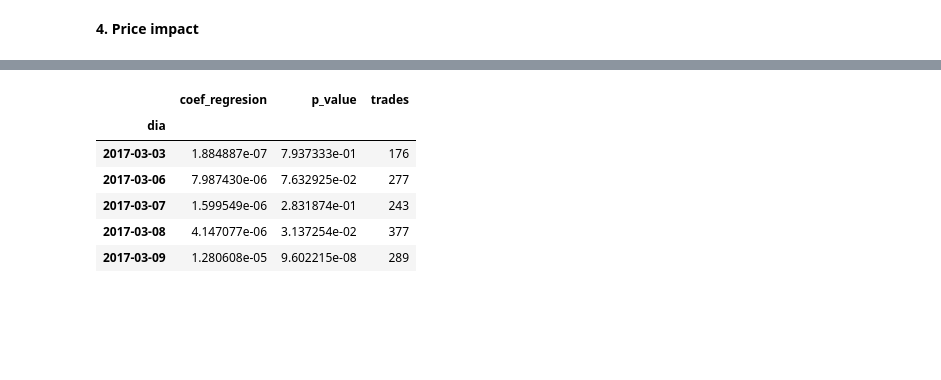
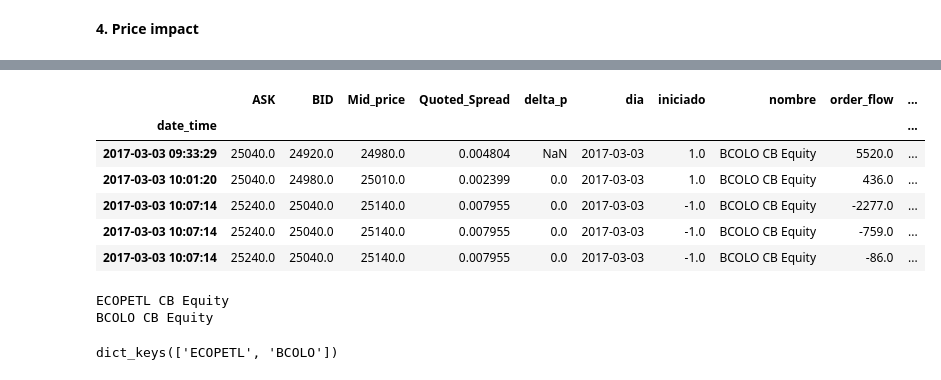
Before and after one commit to nromerodiaz/MarketQualityParams, a Jupyter notebook: PreprocessPipeline.ipynb, the cells around one changed output, grey strips where cells are left out. Drawn from its saved outputs; the diff is of its cells as text; code cells hidden in the pictures; blank space fills up the shorter version.

```diff
--- a/PreprocessPipeline.ipynb
+++ b/PreprocessPipeline.ipynb
@@ -586,14 +602,23 @@ impact_params.head()
+# %%
+impact_params.loc[impact_params["nombre"]=="BCOLO CB Equity"].head()
+# %% [output]
+|  | ASK | BID | Mid_price | Quoted_Spread | delta_p | dia | iniciado | nombre | order_flow | ... |
+| date_time |  |  |  |  |  |  |  |  |  | ... |
+| 2017-03-03 09:33:29 | 25040.0 | 24920.0 | 24980.0 | 0.004804 | NaN | 2017-03-03 | 1.0 | BCOLO CB Equity | 5520.0 | ... |
+| 2017-03-03 10:01:20 | 25040.0 | 24980.0 | 25010.0 | 0.002399 | 0.0 | 2017-03-03 | 1.0 | BCOLO CB Equity | 436.0 | ... |
+| 2017-03-03 10:07:14 | 25240.0 | 25040.0 | 25140.0 | 0.007955 | 0.0 | 2017-03-03 | -1.0 | BCOLO CB Equity | -2277.0 | ... |
+| 2017-03-03 10:07:14 | 25240.0 | 25040.0 | 25140.0 | 0.007955 | 0.0 | 2017-03-03 | -1.0 | BCOLO CB Equity | -759.0 | ... |
+| 2017-03-03 10:07:14 | 25240.0 | 25040.0 | 25140.0 | 0.007955 | 0.0 | 2017-03-03 | -1.0 | BCOLO CB Equity | -86.0 | ... |
 # %%
 # Calculamos el coeficiente de impacto
-kyle_reg = KyleImpactRegression(impact_params)
+kyle_reg = KyleImpactRegression(impact_params, ["ECOPETL", "BCOLO"])
 
 # Miramos los resultados
-kyle_reg.head()
+#kyle_reg.head()
 # %% [output]
-|  | coef_regresion | p_value | trades |
-| dia |  |  |  |
-| 2017-03-03 | 1.884887e-07 | 7.937333e-01 | 176 |
-| 2017-03-06 | 7.987430e-06 | 7.632925e-02 | 277 |
-| 2017-03-07 | 1.599549e-06 | 2.831874e-01 | 243 |
-| 2017-03-08 | 4.147077e-06 | 3.137254e-02 | 377 |
-| 2017-03-09 | 1.280608e-05 | 9.602215e-08 | 289 |
+ECOPETL CB Equity
+BCOLO CB Equity
+# %%
+kyle_reg.keys()
+# %% [output]
+dict_keys(['ECOPETL', 'BCOLO'])
```
Also changed, not shown: parts of 17 cells of this notebook.
